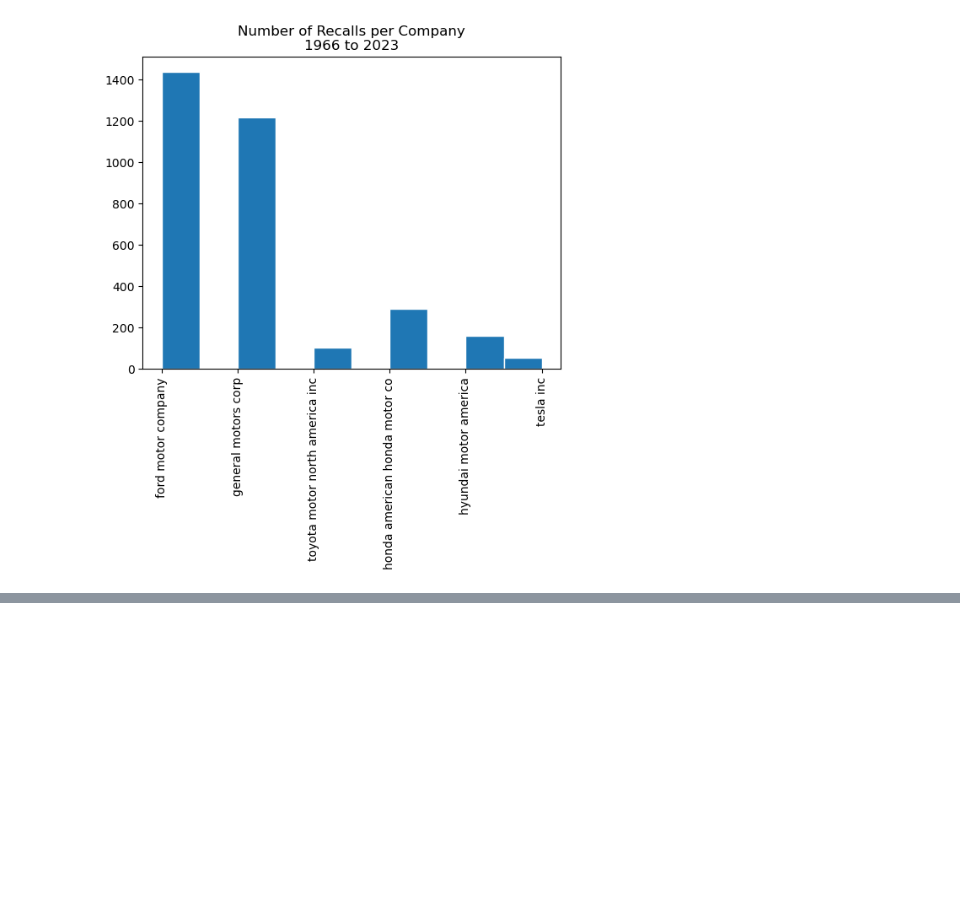
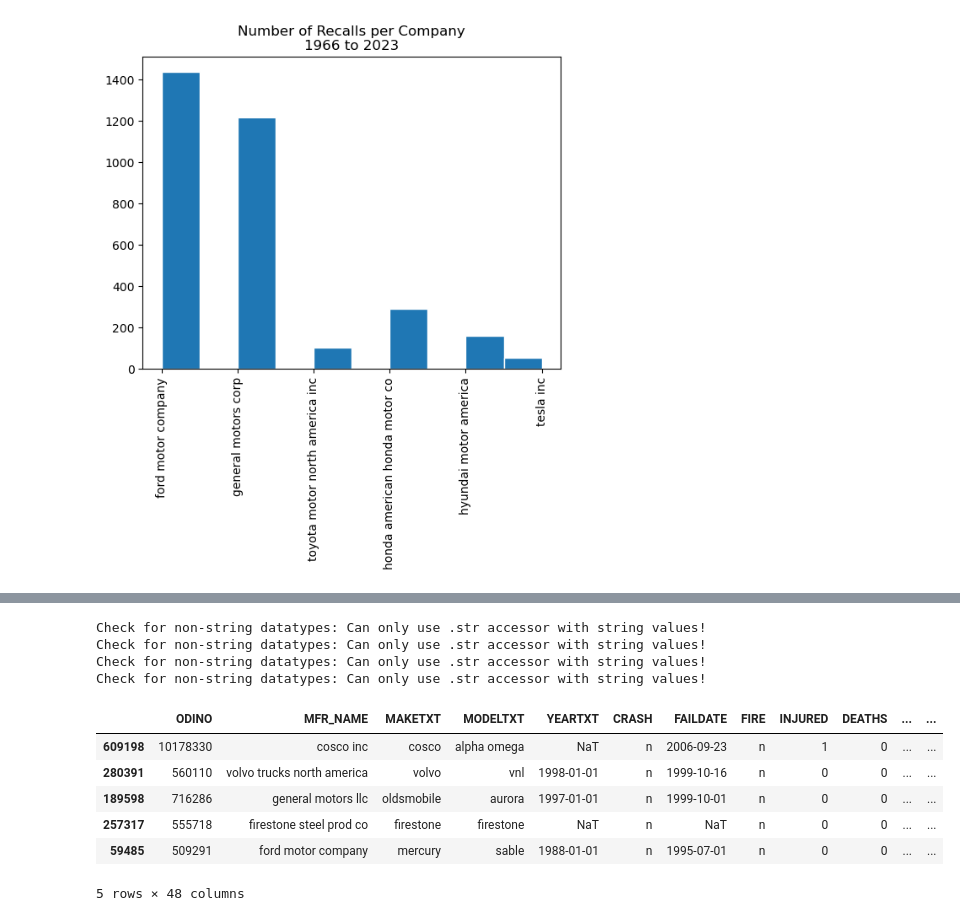
Before and after one commit to prithvidasgupta/si671, a Jupyter notebook: pm_nb.ipynb, the cells around one changed output, grey strips where cells are left out. Drawn from its saved outputs; the diff is of its cells as text; code cells hidden in the pictures; blank space fills up the shorter version.

```diff
--- a/pm_nb.ipynb
+++ b/pm_nb.ipynb
@@ -285,0 +358,3 @@ plt.show()
+# %%
+cmplt.loc[:, "DATEA"] = pd.to_datetime(cmplt["DATEA"], format="%Y%m%d", errors="coerce")
+cmplt["DATEA"]
@@ -285,0 +374,3 @@ plt.show()
+# %%
+cmplt.loc[:, "FAILDATE"] = pd.to_datetime(cmplt["FAILDATE"], format="%Y%m%d", errors="coerce")
+cmplt["FAILDATE"]
@@ -285,0 +432,29 @@ plt.show()
+# %%
+# Clean complaint data
+lowercase(cmplt)
+remove_punct(cmplt)
+
+# This incorrectly converts the dates and I have no idea why
+# date_cols = ["DATEA", "LDATE", "FAILDATE", "PURCH_DT", "MANUF_DT"]
+
+# Troubleshoot by not calling function
+# for col in date_cols:
+#     cmplt.loc[:, col] = pd.to_datetime(cmplt[col], format="%Y%m%d", errors="coerce")
+
+# Call function
+# convert_datetime(cmplt, columns=date_cols, format="%Y%m%d", errors="coerce")
+
+convert_datetime(cmplt, columns=["YEARTXT"], format='%Y', errors="coerce")
+cmplt.sample(5)
+# %% [output]
+Check for non-string datatypes: Can only use .str accessor with string values!
+Check for non-string datatypes: Can only use .str accessor with string values!
+Check for non-string datatypes: Can only use .str accessor with string values!
+Check for non-string datatypes: Can only use .str accessor with string values!
+|  | ODINO | MFR_NAME | MAKETXT | MODELTXT | YEARTXT | CRASH | FAILDATE | FIRE | INJURED | DEATHS | ... | ... |
+| 609198 | 10178330 | cosco inc | cosco | alpha omega | NaT | n | 2006-09-23 | n | 1 | 0 | ... | ... |
+| 280391 | 560110 | volvo trucks north america | volvo | vnl | 1998-01-01 | n | 1999-10-16 | n | 0 | 0 | ... | ... |
+| 189598 | 716286 | general motors llc | oldsmobile | aurora | 1997-01-01 | n | 1999-10-01 | n | 0 | 0 | ... | ... |
+| 257317 | 555718 | firestone steel prod co | firestone | firestone | NaT | n | NaT | n | 0 | 0 | ... | ... |
+| 59485 | 509291 | ford motor company | mercury | sable | 1988-01-01 | n | 1995-07-01 | n | 0 | 0 | ... | ... |
+5 rows × 48 columns
```
Also changed, not shown: parts of 40 cells of this notebook, 3 other files.
